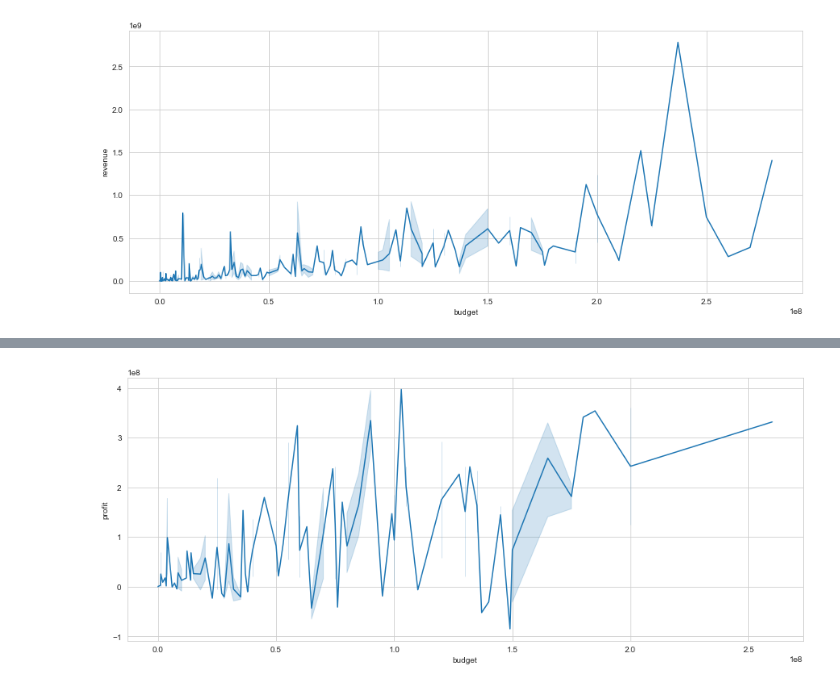
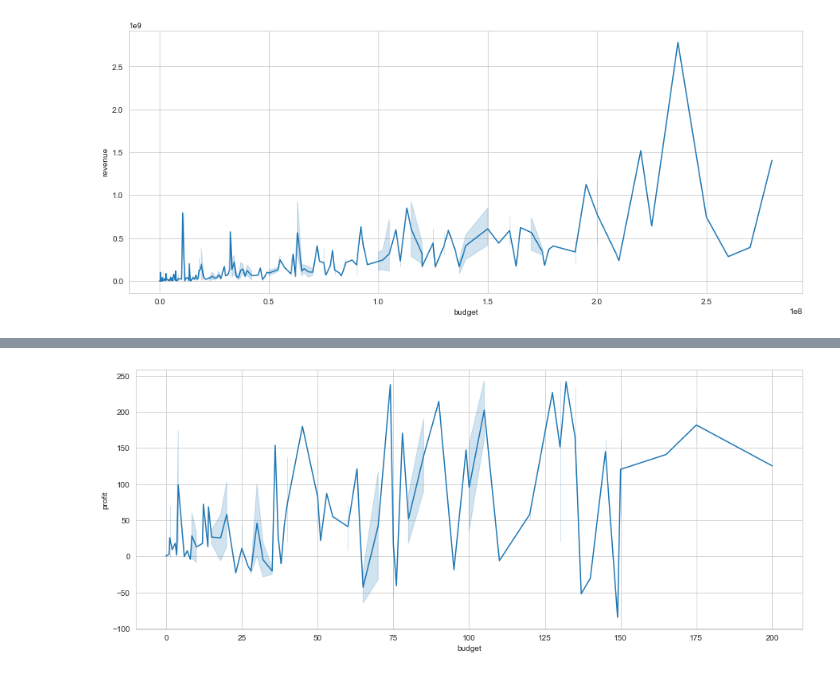
Before and after one commit to krbendol/movie_analysis_Microsoft, a Jupyter notebook: Data_Work.ipynb, the cells around one changed output, grey strips where cells are left out. Drawn from its saved outputs; the diff is of its cells as text; code cells hidden in the pictures.

Commit message:
working on prettying up visuals and focusing in on an answer for the project

```diff
--- a/Data_Work.ipynb
+++ b/Data_Work.ipynb
@@ -157,9 +158,8 @@ sns.lineplot(x=df_scifi["budget"], y=df_scifi["revenue"], data=df_action);
 [figure]
 # %%
 #so im going to address these outliers and then remake the above line plots
-df_temp = df_temp[(np.abs(stats.zscore(df_temp["profit"])) < 2)]
-df_temp = df_temp[(np.abs(stats.zscore(df_temp["profit"])) > -2)]
-
+#also changing the number scle here because scientific notation on graphs is hard to understand
+df_temp = df_temp[(np.abs(stats.zscore(df_temp["profit"])) < 1)]
 df_temp.head()
 # %% [output]
 |  | id | imdb_id | popularity | budget | revenue | original_title | runtime | genres | release_date | ... |
@@ -222,7 +232,8 @@ sns.jointplot(x=df_family["budget"], y=df_family["revenue"], kind="reg", color="
 # %%
-df_anim = df_temp[df_temp["genres"] == "Animation"]
+df_graph = df_temp[df_temp["genres"] == "Animation"]
+df_graph_data = df_graph[["budget","profit"]]/1000000
 
-fig10, ax10 = plt.subplots(figsize=(15,6))
-sns.lineplot(x=df_anim["budget"], y=df_anim["profit"]);
+fig12, ax12 = plt.subplots(figsize=(15,6))
+sns.lineplot(x=df_graph_data["budget"], y=df_graph_data["profit"]);
 # %% [output]
-[figure, old version]
+[figure, new version]
```
Also changed, not shown: parts of 15 cells of this notebook.
